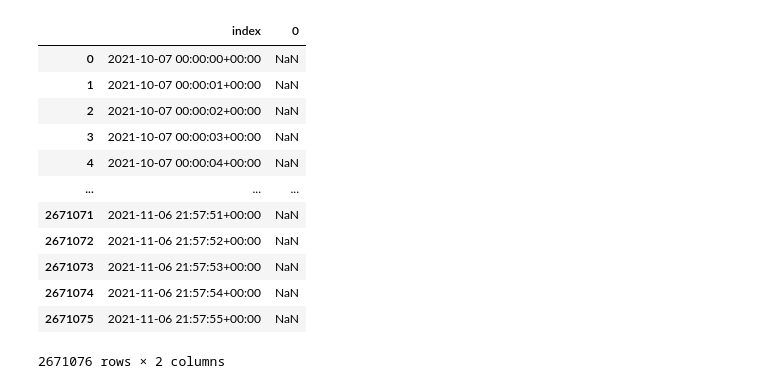
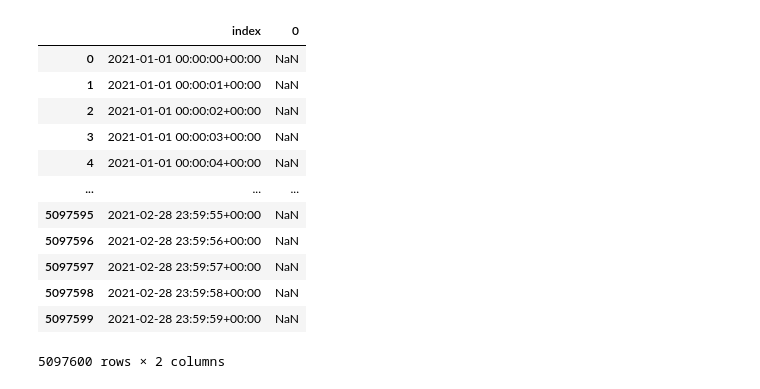
Before and after one commit to nickolasbmm/projeto-ce299, a Jupyter notebook: time_series.ipynb, the cells around one changed output. Drawn from its saved outputs; the diff is of its cells as text; code cells hidden in the pictures.

```diff
--- a/time_series.ipynb
+++ b/time_series.ipynb
@@ -2,7 +2,8 @@
 import pandas as pd
 import numpy as np
 # %%
-df = pd.read_csv("retweets.csv",index_col=0, dtype={'author_id':str})
+# df = pd.read_csv("retweets.csv",index_col=0, dtype={'author_id':str})
+df = pd.read_csv("retweets_jan_fev.csv",index_col=0, dtype={'author_id':str})
 # df = pd.read_csv("retweets.csv",index_col=0)
 # %%
 df
@@ -161,17 +164,19 @@ def rle_list(t_series):
 # %%
+time_series = pd.Series(np.nan,index=time_index)
 time_series = pd.Series(np.nan,index=time_index).reset_index()
+# time_len = len(time_series)
 time_series
 # %% [output]
 |  | index | 0 |
-| 0 | 2021-10-07 00:00:00+00:00 | NaN |
-| 1 | 2021-10-07 00:00:01+00:00 | NaN |
-| 2 | 2021-10-07 00:00:02+00:00 | NaN |
-| 3 | 2021-10-07 00:00:03+00:00 | NaN |
-| 4 | 2021-10-07 00:00:04+00:00 | NaN |
+| 0 | 2021-01-01 00:00:00+00:00 | NaN |
+| 1 | 2021-01-01 00:00:01+00:00 | NaN |
+| 2 | 2021-01-01 00:00:02+00:00 | NaN |
+| 3 | 2021-01-01 00:00:03+00:00 | NaN |
+| 4 | 2021-01-01 00:00:04+00:00 | NaN |
 | ... | ... | ... |
-| 2671071 | 2021-11-06 21:57:51+00:00 | NaN |
-| 2671072 | 2021-11-06 21:57:52+00:00 | NaN |
-| 2671073 | 2021-11-06 21:57:53+00:00 | NaN |
-| 2671074 | 2021-11-06 21:57:54+00:00 | NaN |
-| 2671075 | 2021-11-06 21:57:55+00:00 | NaN |
+| 5097595 | 2021-02-28 23:59:55+00:00 | NaN |
+| 5097596 | 2021-02-28 23:59:56+00:00 | NaN |
+| 5097597 | 2021-02-28 23:59:57+00:00 | NaN |
+| 5097598 | 2021-02-28 23:59:58+00:00 | NaN |
+| 5097599 | 2021-02-28 23:59:59+00:00 | NaN |
-2671076 rows × 2 columns
+5097600 rows × 2 columns
```
Also changed, not shown: parts of 23 cells of this notebook, 14 other files.
